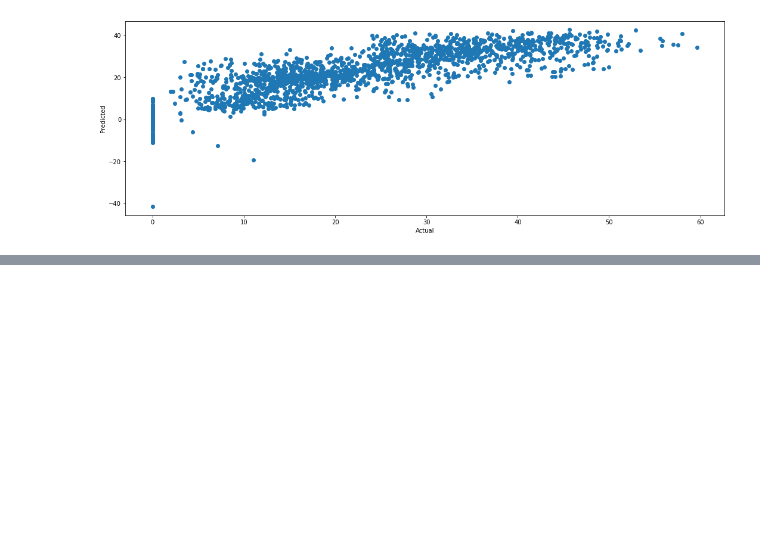
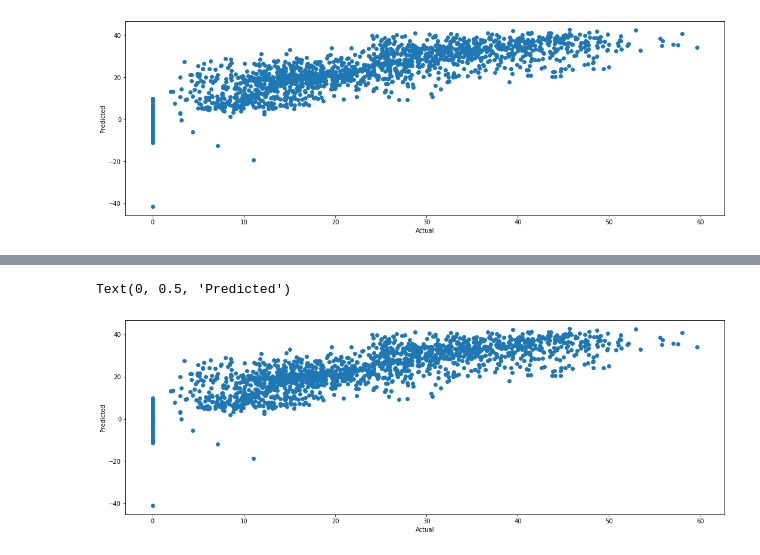
Before and after one commit to satendra-p/Bike_Sharing_Demand_Prediction_using_ML_Reggression, a Jupyter notebook: Bike_Sharing_Demand_Prediction_using_ML_Reggression.ipynb, the cells around one changed output, grey strips where cells are left out. Saved outputs shown, nothing was run; the diff lists cells and outputs as text; code cells hidden in the pictures; blank space fills up the shorter version.

```diff
--- a/Bike_Sharing_Demand_Prediction_using_ML_Reggression.ipynb
+++ b/Bike_Sharing_Demand_Prediction_using_ML_Reggression.ipynb
@@ -755,0 +851,10 @@ Text(0, 0.5, 'Predicted')
+# %%
+# Plotting the actual vs predicted scatter graph.
+
+plt.figure(figsize=(18,6))
+plt.scatter((y_test), (y_pred_test_ridge))
+plt.xlabel('Actual')
+plt.ylabel('Predicted')
+# %% [output]
+Text(0, 0.5, 'Predicted')
+[figure, added]
```
Also changed, not shown: parts of 12 cells of this notebook.
